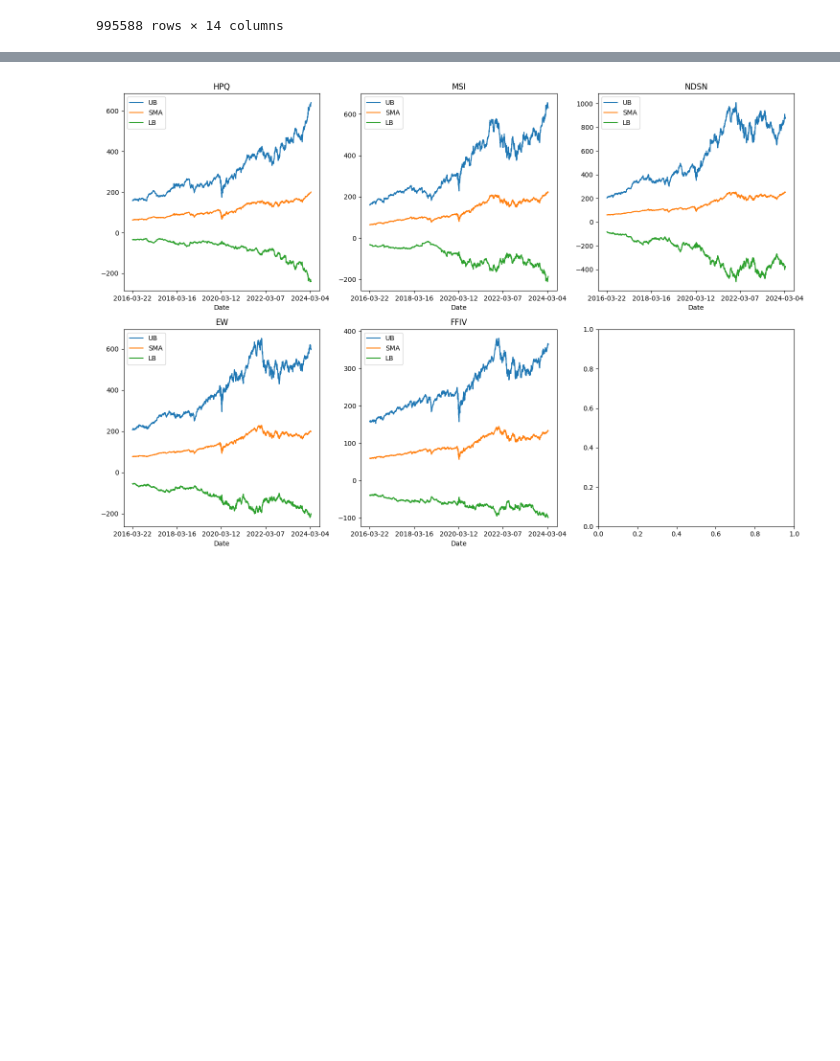
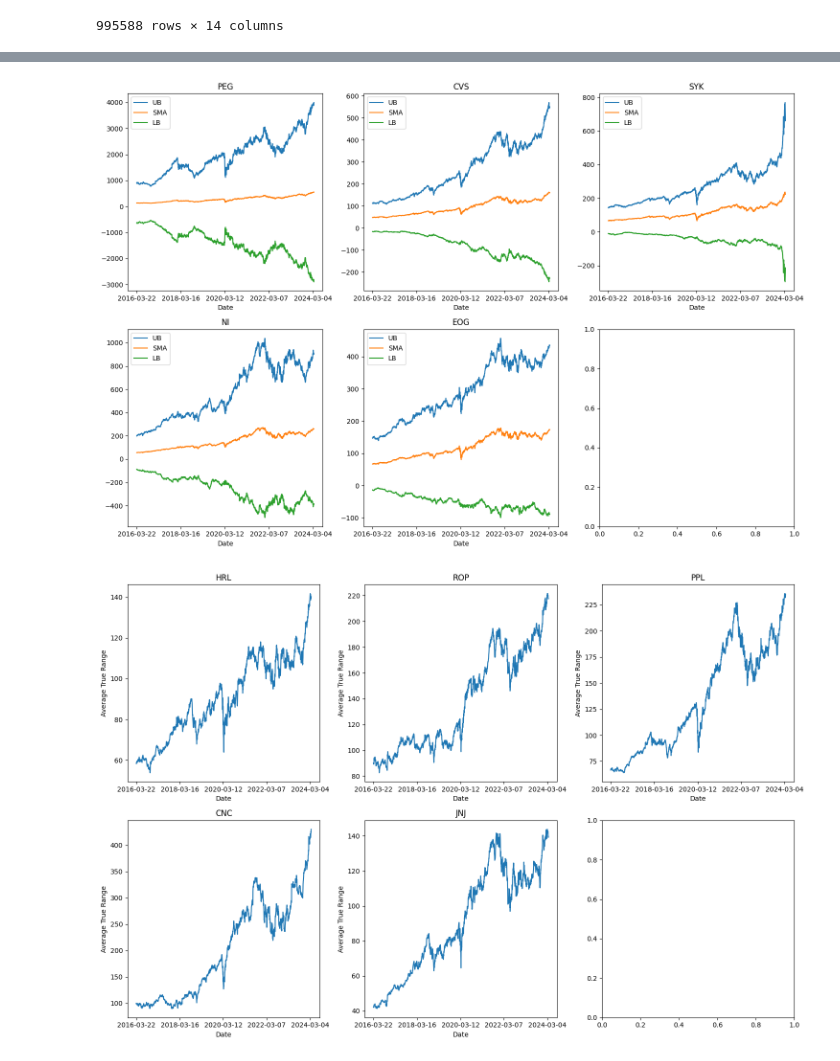
Before and after one commit to Murega14/unsupervised_training_strategy, a Jupyter notebook: index.ipynb, the cells around one changed output, grey strips where cells are left out. Cells and saved outputs as stored; diff of their text form; code cells hidden in the pictures; blank space fills up the shorter version.

```diff
--- a/index.ipynb
+++ b/index.ipynb
@@ -112,3 +112,6 @@ df
 | 995586 | 2024-03-19 | ZBRA | 285.190002 | 285.190002 | 287.519989 | 283.500000 | 283.980011 | 306000.0 | -0.001543 | 53.056705 | ... |
 | 995587 | 2024-03-19 | ZTS | 172.960007 | 172.960007 | 173.500000 | 170.270004 | 171.660004 | 3624000.0 | -0.002738 | 50.576730 | ... |
 995588 rows × 14 columns
+# %%
+#calculating the average true range
+df['ATR'] = pandas_ta.atr(df['High'], df['Low'], df['Close'], window=14, fillna=False)
@@ -184,4 +203,29 @@ if len(tickers) >= 5:
 else:
     print("There are fewer than 5 unique tickers in the DataFrame.")
 # %% [output]
-[figure, old version]
+[figure, new version]
+# %%
+#visualizing atr's for different stocks
+
+#converting unique tickers to a list
+tickers = list(df['Ticker'].unique())
+
+if len(tickers) >= 5:
+    selected = random.sample(tickers, 5)
+
+    fig, axes = plt.subplots(2, 3, figsize=(15,10))
+
+    for i, ticker in enumerate(selected):
+        df_filter = df[df['Ticker'] == ticker]
+        ax = axes[i//3, i%3]
+        df_filter.set_index('Date', inplace=True)
+        df_filter['ATR'].plot(ax=ax)
+        ax.set_title(ticker)
+        ax.set_ylabel('Average True Range')
+
+    plt.tight_layout()
+    plt.show()
+else:
+    print("There are fewer than 5 unique tickers in the DataFrame.")
+# %% [output]
+[figure, added]
```
Also changed, not shown: parts of 3 cells of this notebook.
